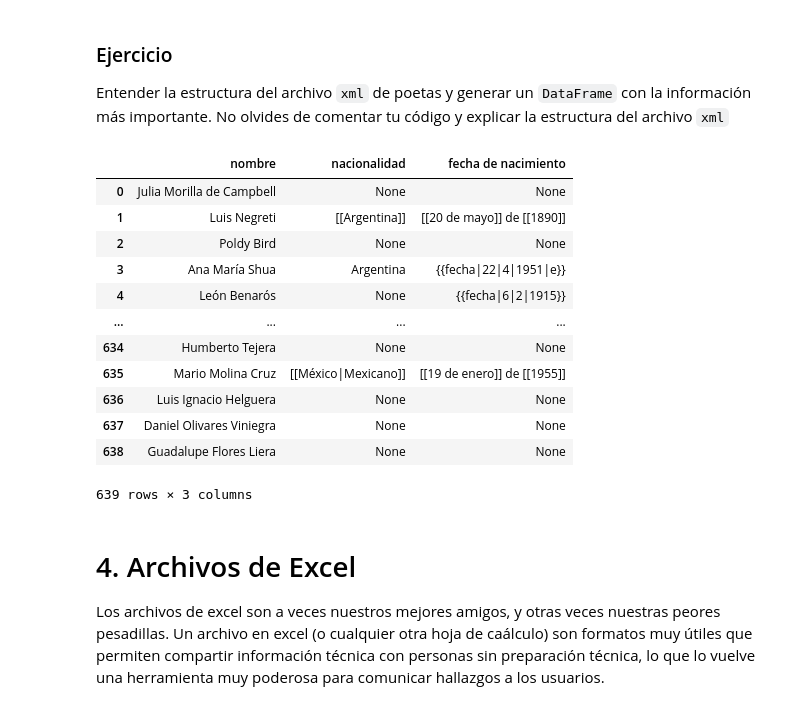
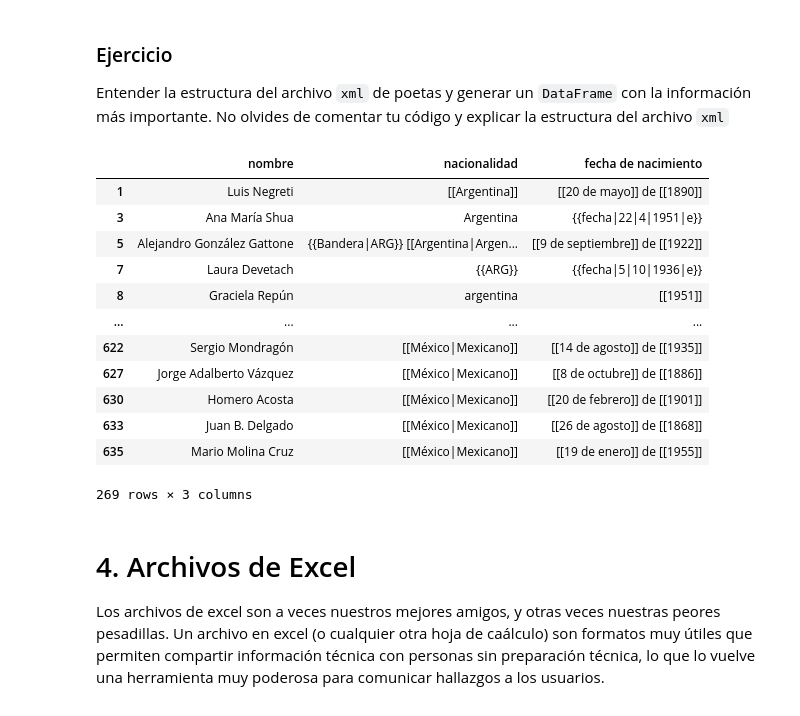
Before and after one commit to fofojaramillo/ing-de-caract, a Jupyter notebook: descarga_datos.ipynb, the cells around one changed output. Saved outputs shown, nothing was run; the diff lists cells and outputs as text; code cells hidden in the pictures.

```diff
--- a/descarga_datos.ipynb
+++ b/descarga_datos.ipynb
@@ -370,46 +370,47 @@ for page in poetas.getroot().findall('.//mw:page', namespaces=namespace):
     else:
         poe['nombre'].append(None)
 
     #Se extraen datos de <text...>; la nacionalidad y la fecha de nacimiento
     page_text_element = page.find('mw:revision/mw:text', namespaces=namespace)
     if page_text_element is not None and page_text_element.text:
         page_text = page_text_element.text
 
         #Se busca si existe en la ficha tecnica (que tiene forma de |dato = valor) la palabra nacionalidad sin distinguir 'case'
         nacionalidad_match = re.search(r'\|Nacionalidad\s*=\s*(.*)', page_text, re.IGNORECASE)
         if nacionalidad_match:
             nacionalidad = nacionalidad_match.group(1)
 
             #Se pone en la lista que corresponer al apartado 'nacionalidad'
             poe['nacionalidad'].append(nacionalidad)
         else:
             poe['nacionalidad'].append(None)
 
         #Mismo procedimiento que con la nacionalidad
         nacimiento_match = re.search(r'\|fecha de nacimiento\s*=\s*(.*)', page_text, re.IGNORECASE)
         if nacimiento_match:
             nacimiento = nacimiento_match.group(1)
             poe['fecha de nacimiento'].append(nacimiento)
         else:
             poe['fecha de nacimiento'].append(None)
 
 poetas_df = pd.DataFrame(poe)
 
-poetas_df
+#Filtramos para ver los poetas con datos completos.
+poetas_df[poetas_df.notna().all(axis = 1)]
 # %% [output]
 |  | nombre | nacionalidad | fecha de nacimiento |
-| 0 | Julia Morilla de Campbell | None | None |
 | 1 | Luis Negreti | [[Argentina]] | [[20 de mayo]] de [[1890]] |
-| 2 | Poldy Bird | None | None |
 | 3 | Ana María Shua | Argentina | {{fecha|22|4|1951|e}} |
-| 4 | León Benarós | None | {{fecha|6|2|1915}} |
+| 5 | Alejandro González Gattone | {{Bandera|ARG}} [[Argentina|Argen... | [[9 de septiembre]] de [[1922]] |
+| 7 | Laura Devetach | {{ARG}} | {{fecha|5|10|1936|e}} |
+| 8 | Graciela Repún | argentina | [[1951]] |
 | ... | ... | ... | ... |
-| 634 | Humberto Tejera | None | None |
+| 622 | Sergio Mondragón | [[México|Mexicano]] | [[14 de agosto]] de [[1935]] |
+| 627 | Jorge Adalberto Vázquez | [[México|Mexicano]] | [[8 de octubre]] de [[1886]] |
+| 630 | Homero Acosta | [[México|Mexicano]] | [[20 de febrero]] de [[1901]] |
+| 633 | Juan B. Delgado | [[México|Mexicano]] | [[26 de agosto]] de [[1868]] |
 | 635 | Mario Molina Cruz | [[México|Mexicano]] | [[19 de enero]] de [[1955]] |
-| 636 | Luis Ignacio Helguera | None | None |
-| 637 | Daniel Olivares Viniegra | None | None |
-| 638 | Guadalupe Flores Liera | None | None |
-639 rows × 3 columns
+269 rows × 3 columns
 # %% [markdown]
 # 4. Archivos de Excel
 
```
Also changed, not shown: 1 other file.
